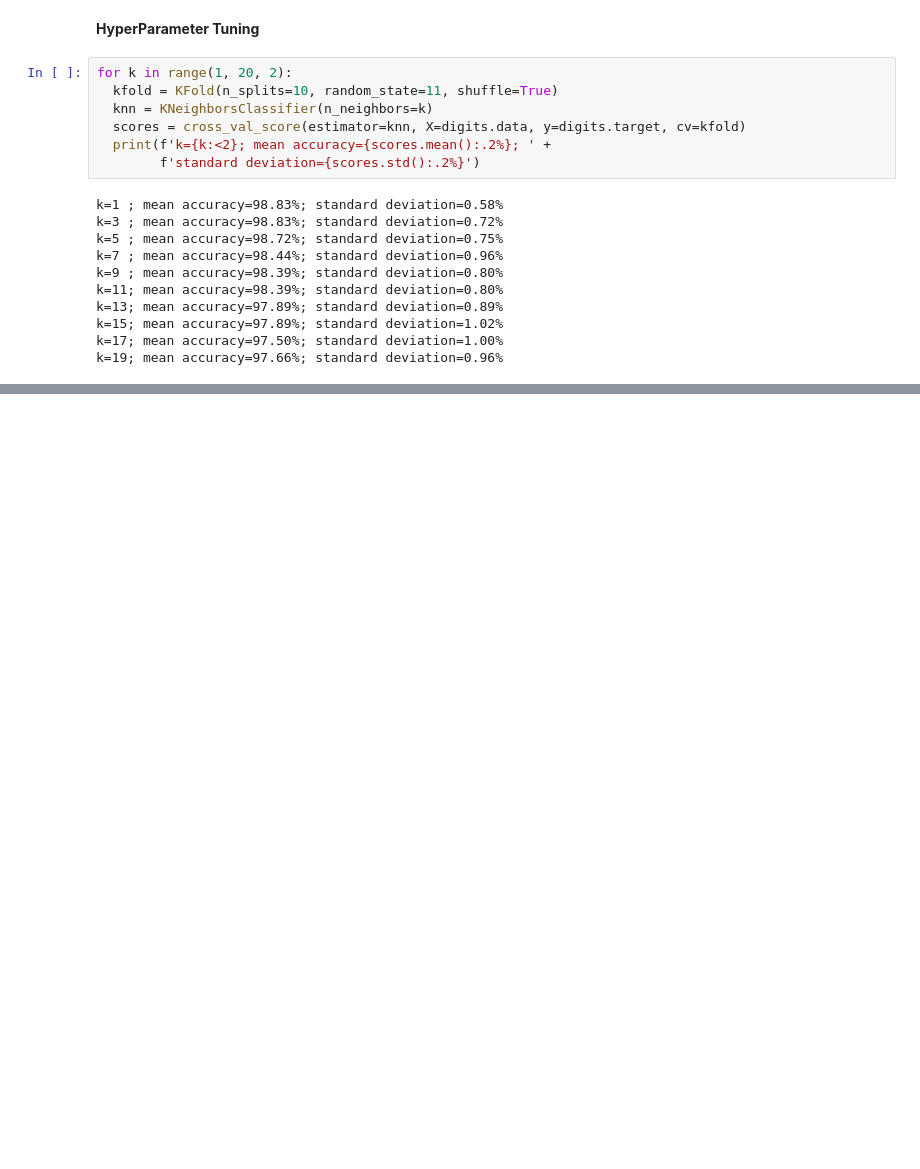
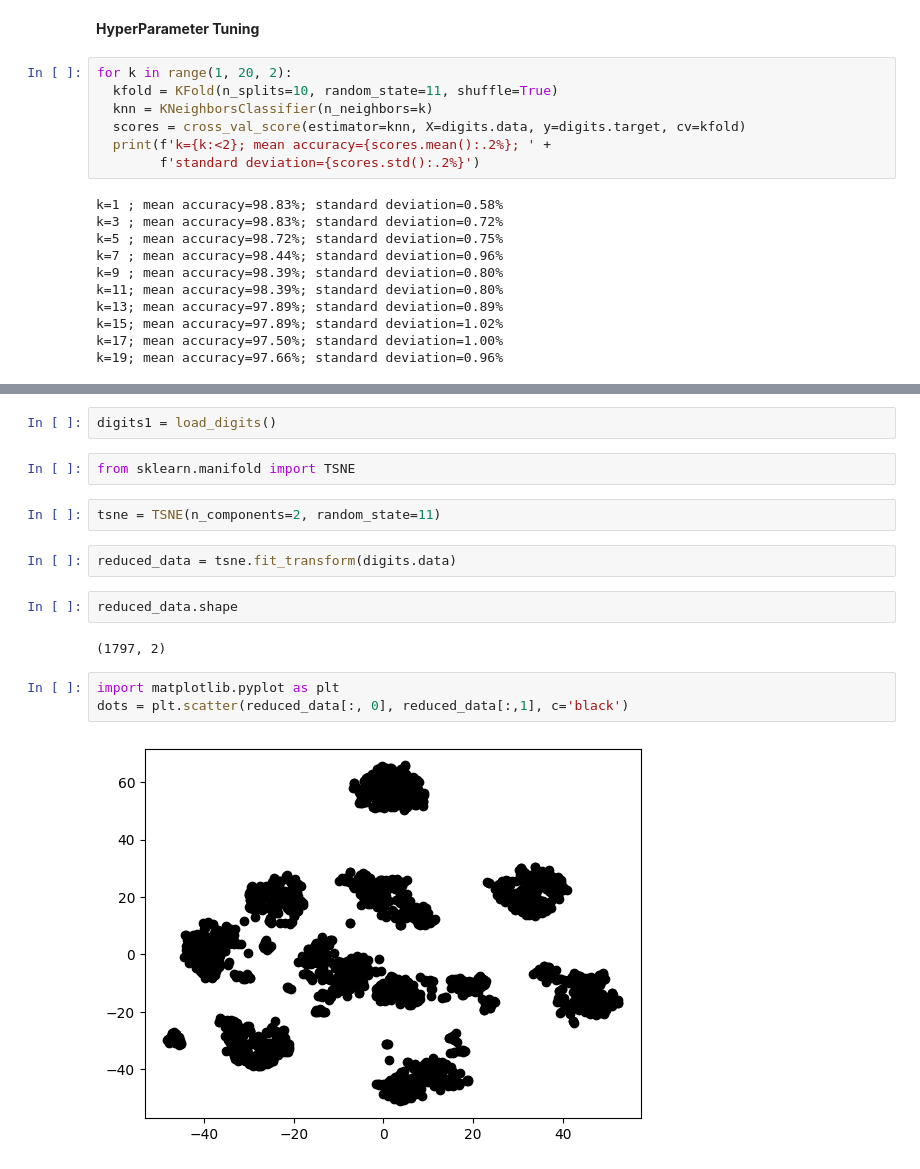
Before and after one commit to Sivasurya-J/DataScienceAcademicProjects, a Jupyter notebook: Digits_Classification.ipynb, the cells around one changed output, grey strips where cells are left out. Drawn from its saved outputs; the diff is of its cells as text; blank space fills up the shorter version.

```diff
--- a/Digits_Classification.ipynb
+++ b/Digits_Classification.ipynb
@@ -242,0 +245,17 @@ k=19; mean accuracy=97.66%; standard deviation=0.96%
+# %%
+digits1 = load_digits()
+# %%
+from sklearn.manifold import TSNE
+# %%
+tsne = TSNE(n_components=2, random_state=11)
+# %%
+reduced_data = tsne.fit_transform(digits.data)
+# %%
+reduced_data.shape
+# %% [output]
+(1797, 2)
+# %%
+import matplotlib.pyplot as plt
+dots = plt.scatter(reduced_data[:, 0], reduced_data[:,1], c='black')
+# %% [output]
+[figure, added]
```
Also changed, not shown: parts of 3 cells of this notebook.
